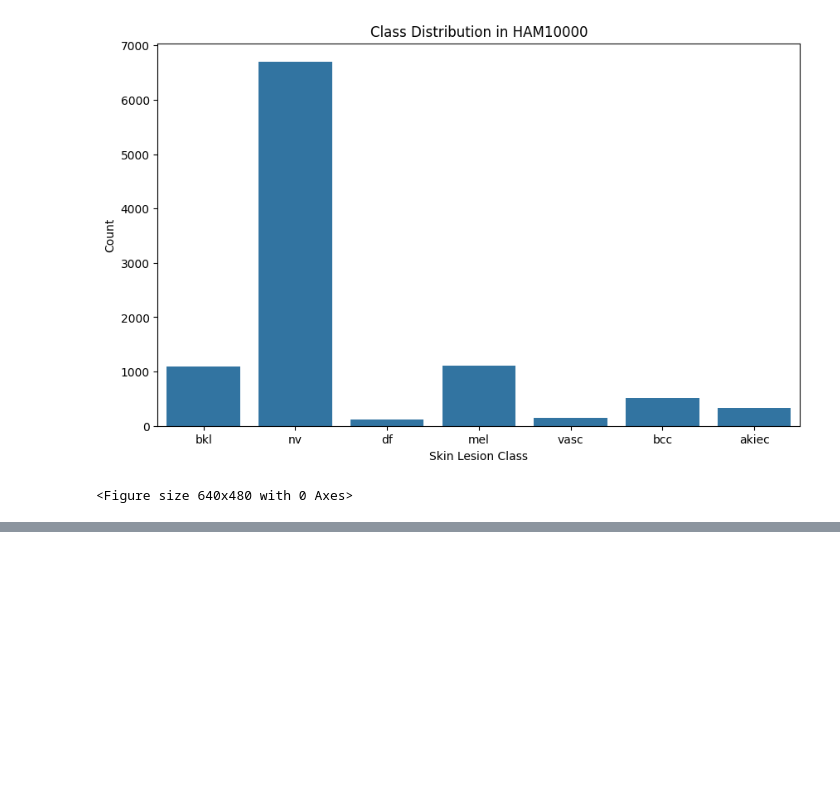
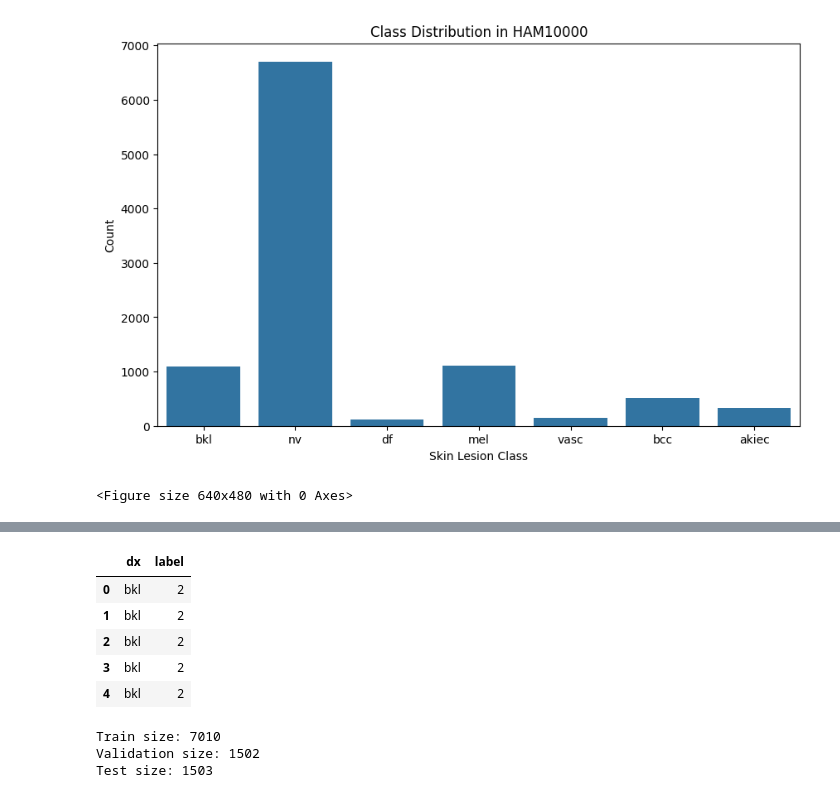
Before and after one commit to sudhanshu768/lightweight-vit-skin-cancer-classification, a Jupyter notebook: notebooks/01_dataset_analysis.ipynb, the cells around one changed output, grey strips where cells are left out. Saved outputs shown, nothing was run; the diff lists cells and outputs as text; code cells hidden in the pictures; blank space fills up the shorter version.

Commit message:
Added stratified train validation test split

```diff
--- a/notebooks/01_dataset_analysis.ipynb
+++ b/notebooks/01_dataset_analysis.ipynb
@@ -92,0 +99,15 @@ plt.show()
+# %%
+#Encode Labels
+from sklearn.preprocessing import LabelEncoder
+
+label_encoder = LabelEncoder()
+df["label"] = label_encoder.fit_transform(df["dx"])
+
+df[["dx", "label"]].head()
+# %% [output]
+|  | dx | label |
+| 0 | bkl | 2 |
+| 1 | bkl | 2 |
+| 2 | bkl | 2 |
+| 3 | bkl | 2 |
+| 4 | bkl | 2 |
@@ -92,0 +131,9 @@ plt.show()
+# %%
+#Verify Split Sizes
+print("Train size:", len(train_df))
+print("Validation size:", len(val_df))
+print("Test size:", len(test_df))
+# %% [output]
+Train size: 7010
+Validation size: 1502
+Test size: 1503
```
Also changed, not shown: parts of 7 cells of this notebook.
